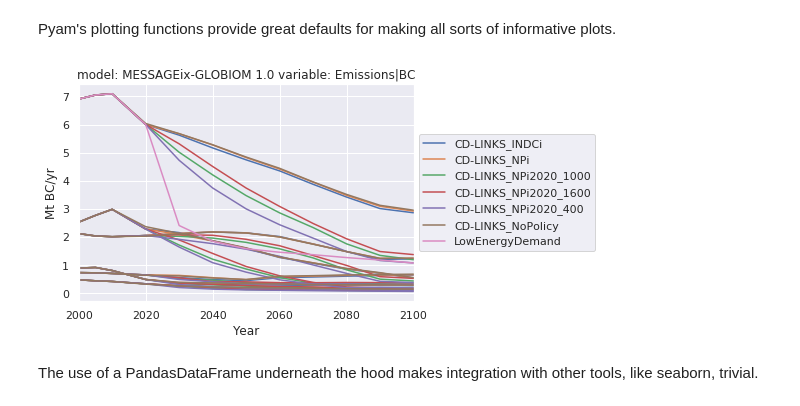
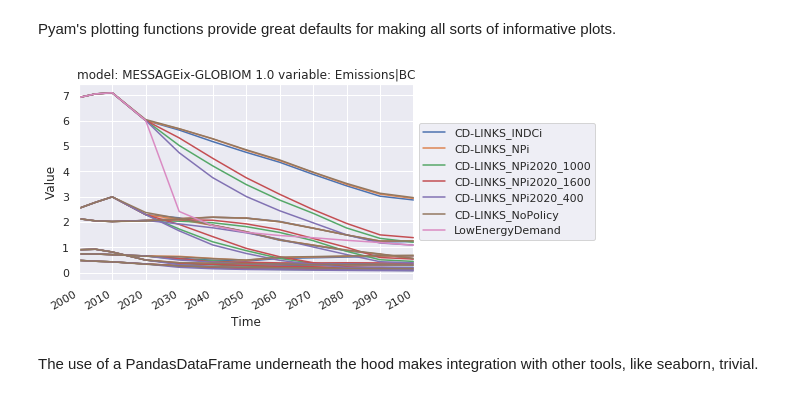
Before and after one commit to znicholls/openscm, a Jupyter notebook: notebooks/pyam-integration.ipynb, the cells around one changed output. Cells and saved outputs as stored; diff of their text form; code cells hidden in the pictures.

```diff
--- a/notebooks/pyam-integration.ipynb
+++ b/notebooks/pyam-integration.ipynb
@@ -69,11 +71,12 @@ Pyam's plotting functions provide great defaults for making all sorts of informa
 # %%
 # NBVAL_IGNORE_OUTPUT
 df.filter(variable='Emissions|BC').to_iamdataframe().line_plot(
+    x="time",  # when casting to iamdataframe, default is x="year" so we need to change it
     color='scenario',
     legend=dict(loc='center left', bbox_to_anchor=(1.0, 0.5))
 );
 # %% [output]
-[figure, old version]
+[figure, new version]
 # %% [markdown]
 The use of a PandasDataFrame underneath the hood makes integration with other tools, like seaborn, trivial.
 # %%
```
Also changed, not shown: parts of 3 cells of this notebook, 2 other files.
